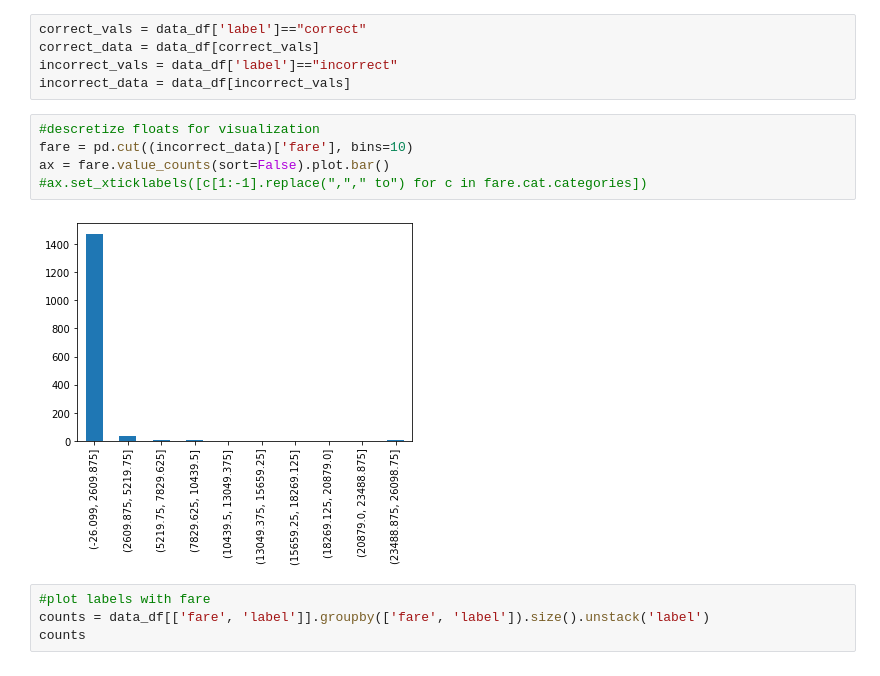
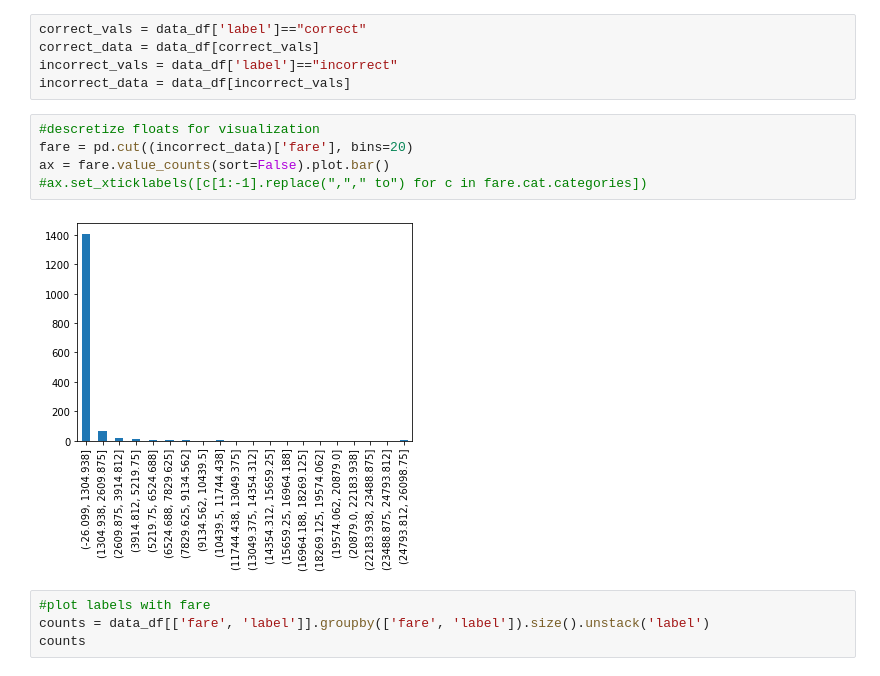
Before and after one commit to haritha-j/ride-hailing-fare-prediction, a Jupyter notebook: mlProject.ipynb, the cells around one changed output. Saved outputs shown, nothing was run; the diff lists cells and outputs as text.

```diff
--- a/mlProject.ipynb
+++ b/mlProject.ipynb
@@ -90,11 +78,11 @@ incorrect_vals = data_df['label']=="incorrect"
 incorrect_data = data_df[incorrect_vals]
 # %%
 #descretize floats for visualization
-fare = pd.cut((incorrect_data)['fare'], bins=10)
+fare = pd.cut((incorrect_data)['fare'], bins=20)
 ax = fare.value_counts(sort=False).plot.bar()
 #ax.set_xticklabels([c[1:-1].replace(","," to") for c in fare.cat.categories])
 # %% [output]
-[figure, old version]
+[figure, new version]
 # %%
 #plot labels with fare
 counts = data_df[['fare', 'label']].groupby(['fare', 'label']).size().unstack('label')
```
Also changed, not shown: parts of 35 cells of this notebook, 1 other file.
